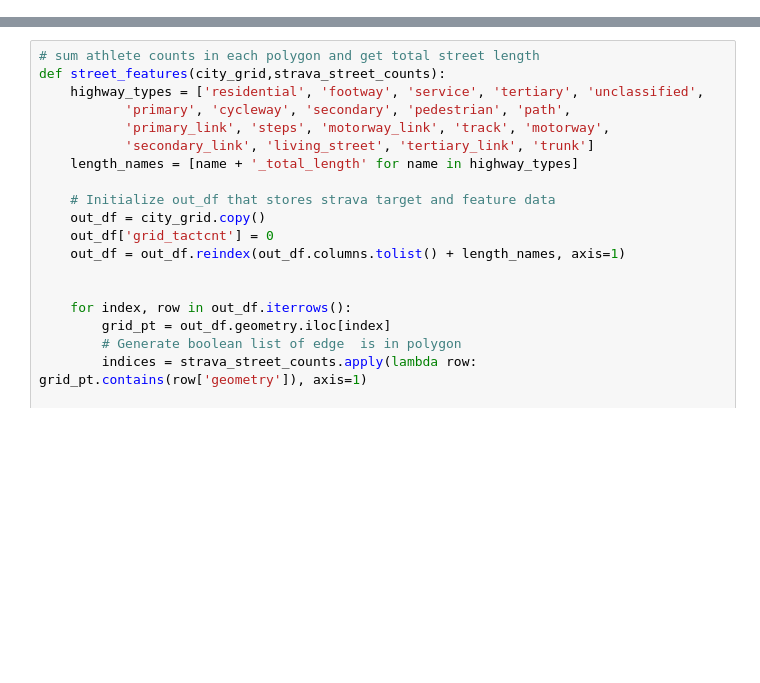
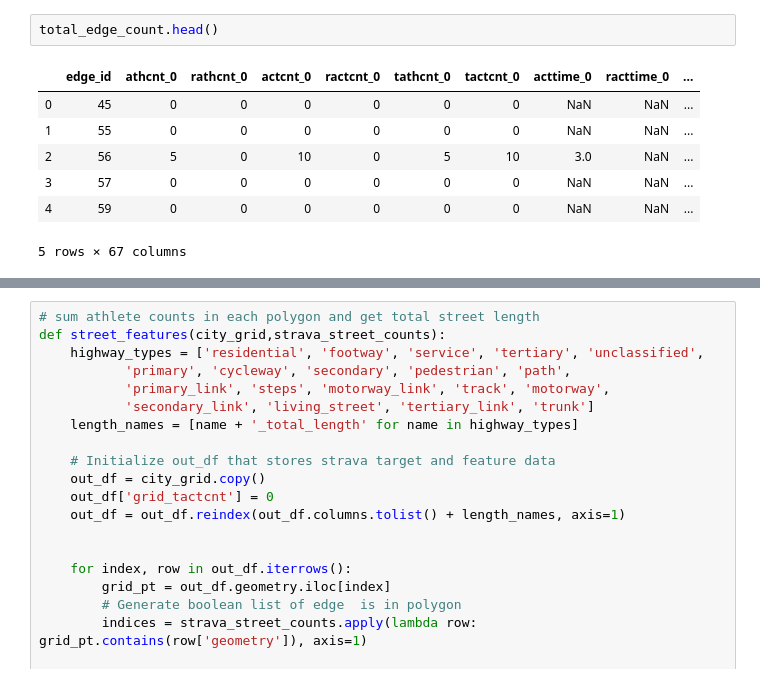
Before and after one commit to peterlzhang/better-bike-share, a Jupyter notebook: strava_EDA/strava_EDA.ipynb, the cells around one changed output, grey strips where cells are left out. Saved outputs shown, nothing was run; the diff lists cells and outputs as text; blank space fills up the shorter version.

```diff
--- a/strava_EDA/strava_EDA.ipynb
+++ b/strava_EDA/strava_EDA.ipynb
@@ -190,2 +49,12 @@ city
+# %%
+total_edge_count.head()
+# %% [output]
+|  | edge_id | athcnt_0 | rathcnt_0 | actcnt_0 | ractcnt_0 | tathcnt_0 | tactcnt_0 | acttime_0 | racttime_0 | ... |
+| 0 | 45 | 0 | 0 | 0 | 0 | 0 | 0 | NaN | NaN | ... |
+| 1 | 55 | 0 | 0 | 0 | 0 | 0 | 0 | NaN | NaN | ... |
+| 2 | 56 | 5 | 0 | 10 | 0 | 5 | 10 | 3.0 | NaN | ... |
+| 3 | 57 | 0 | 0 | 0 | 0 | 0 | 0 | NaN | NaN | ... |
+| 4 | 59 | 0 | 0 | 0 | 0 | 0 | 0 | NaN | NaN | ... |
+5 rows × 67 columns
 # %%
 # merge dataframes into a single one for testing
```
Also changed, not shown: parts of 11 cells of this notebook, 2 other files.
